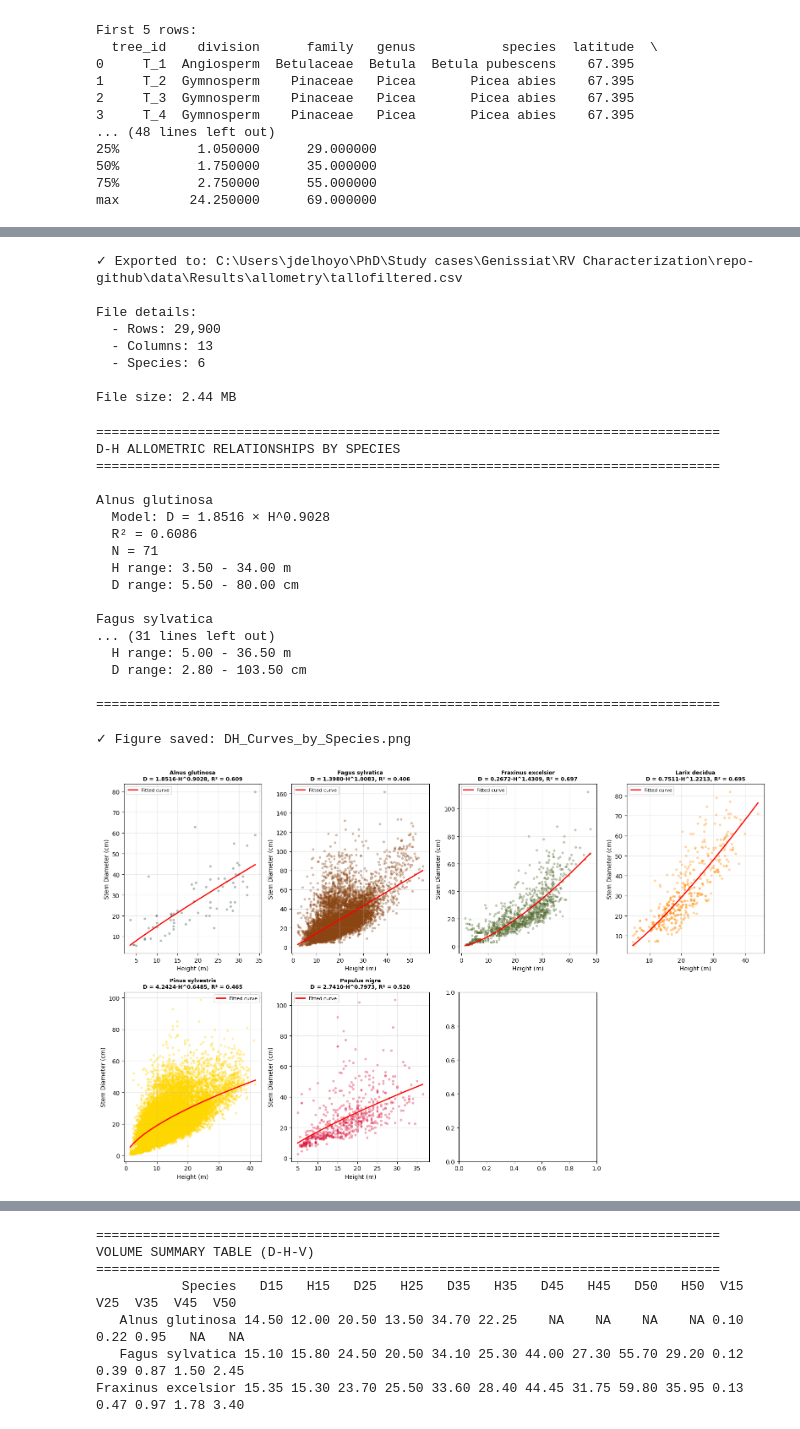
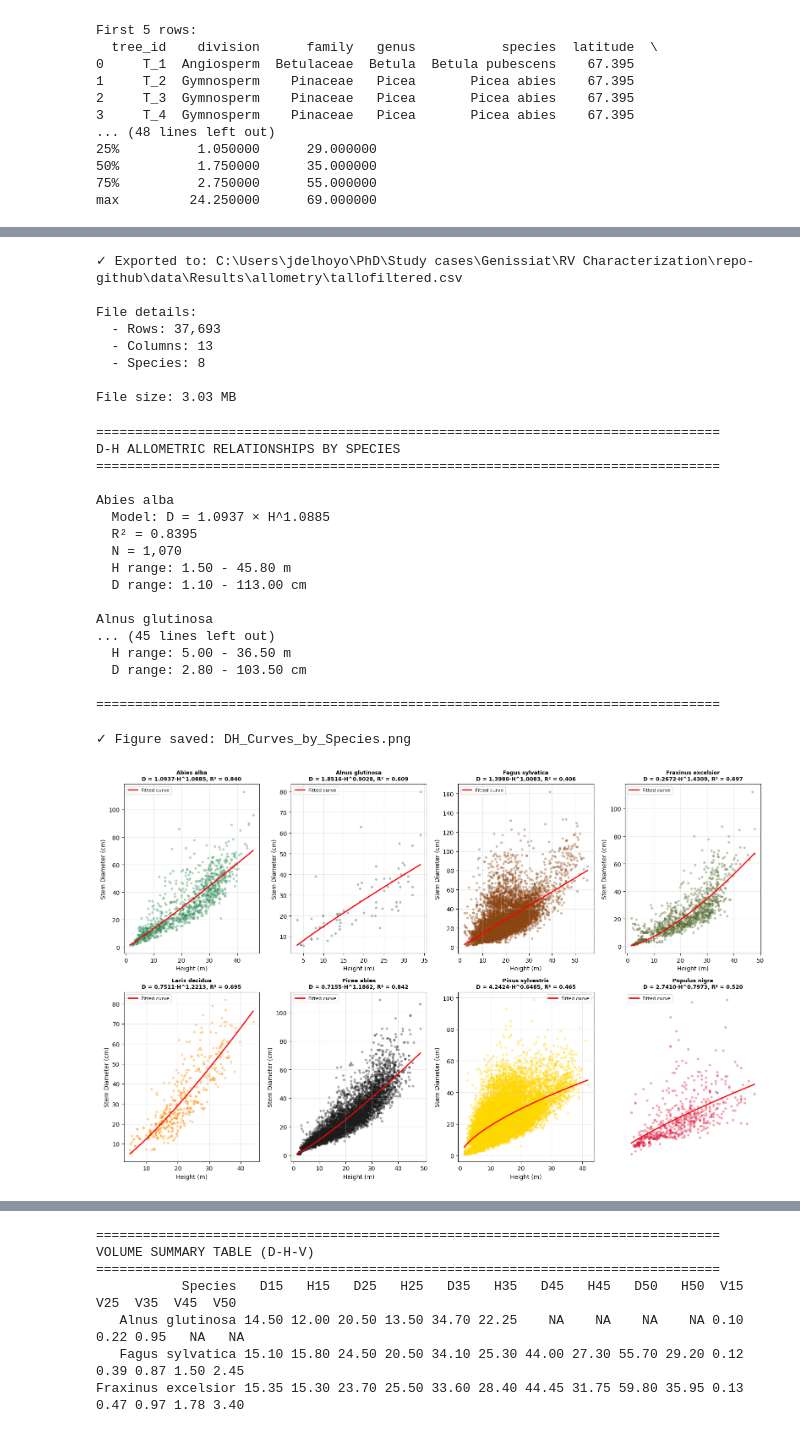
Before and after one commit to JavierDelHoyoGibaja/riparian-vegetation, a Jupyter notebook: Allometry.ipynb, the cells around one changed output, grey strips where cells are left out. Saved outputs shown, nothing was run; the diff lists cells and outputs as text; code cells hidden in the pictures.

Commit message:
allometry with Piceo and Abies

```diff
--- a/Allometry.ipynb
+++ b/Allometry.ipynb
@@ -41,7 +41,10 @@ species_to_keep = [
     'Fraxinus excelsior',
     'Populus nigra',
     'Pinus sylvestris',
-    'Larix decidua'
+    'Larix decidua',
+    'Abies alba',
+    'Picea abies'
+
 ]
 
 print(f'Original shape: {df_tallo.shape}')
@@ -91,11 +94,11 @@ print(f'\nFile size: {output_path.stat().st_size / 1024 / 1024:.2f} MB')
 ✓ Exported to: C:\Users\jdelhoyo\PhD\Study cases\Genissiat\RV Characterization\repo-github\data\Results\allometry\tallofiltered.csv
 
 File details:
-  - Rows: 29,900
+  - Rows: 37,693
   - Columns: 13
-  - Species: 6
+  - Species: 8
 
-File size: 2.44 MB
+File size: 3.03 MB
 # %%
 import numpy as np
 from scipy.optimize import curve_fit
@@ -166,15 +169,15 @@ print('\n' + '='*80)
 D-H ALLOMETRIC RELATIONSHIPS BY SPECIES
 ================================================================================
 
+Abies alba
+  Model: D = 1.0937 × H^1.0885
+  R² = 0.8395
+  N = 1,070
+  H range: 1.50 - 45.80 m
+  D range: 1.10 - 113.00 cm
+
 Alnus glutinosa
-  Model: D = 1.8516 × H^0.9028
-  R² = 0.6086
-  N = 71
-  H range: 3.50 - 34.00 m
-  D range: 5.50 - 80.00 cm
-
-Fagus sylvatica
-... (31 lines left out)
+... (45 lines left out)
   H range: 5.00 - 36.50 m
   D range: 2.80 - 103.50 cm
 
@@ -187,7 +190,9 @@ colors = {
     'Fraxinus excelsior': '#556B2F',   # Dark olive green
     'Populus nigra': '#DC143C',        # Crimson
     'Pinus sylvestris': '#FFD700',     # Gold
-    'Larix decidua': '#FF8C00'         # Dark orange
+    'Larix decidua': '#FF8C00',        # Dark orange
+    'Abies alba': '#2E8B57',           # Forest green
+    'Picea abies': '#1C1C1C'           # Dark charcoal
 }
 
 fig, axes = plt.subplots(2, 4, figsize=(16, 10))
@@ -204,34 +209,34 @@ for idx, species in enumerate(sorted(allometry_results.keys())):
     a, b = result['a'], result['b']
     r_sq = result['r_squared']
 
     # Plot raw data
     ax.scatter(H, D, alpha=0.3, s=10, color=colors.get(species, 'gray'))
 
     # Plot fitted curve
     H_range = np.linspace(H.min(), H.max(), 100)
     D_fitted = allometric_model(H_range, a, b)
     ax.plot(H_range, D_fitted, 'r-', linewidth=2, label=f'Fitted curve')
 
     # Formatting
     ax.set_xlabel('Height (m)', fontsize=10)
     ax.set_ylabel('Stem Diameter (cm)', fontsize=10)
     ax.set_title(f'{species}\nD = {a:.4f}·H^{b:.4f}, R² = {r_sq:.3f}', fontsize=9, fontweight='bold')
     ax.grid(True, alpha=0.3)
     ax.legend(fontsize=8)
 
 # Hide unused subplot
 axes[-1].axis('off')
 
 plt.tight_layout()
 fig_path = Path(r'C:\Users\jdelhoyo\PhD\Study cases\Genissiat\RV Characterization\repo-github\data\Results\allometry\DH_Curves_by_Species.png')
 fig_path.parent.mkdir(parents=True, exist_ok=True)
 plt.savefig(fig_path, dpi=300, bbox_inches='tight')
 
 print('✓ Figure saved: DH_Curves_by_Species.png')
 plt.show()
 # %% [output]
 ✓ Figure saved: DH_Curves_by_Species.png
-[figure, old version]
+[figure, new version]
 # %%
 # Create summary table
 import pandas as pd
```
Also changed, not shown: parts of 15 cells of this notebook, 1 other file.
